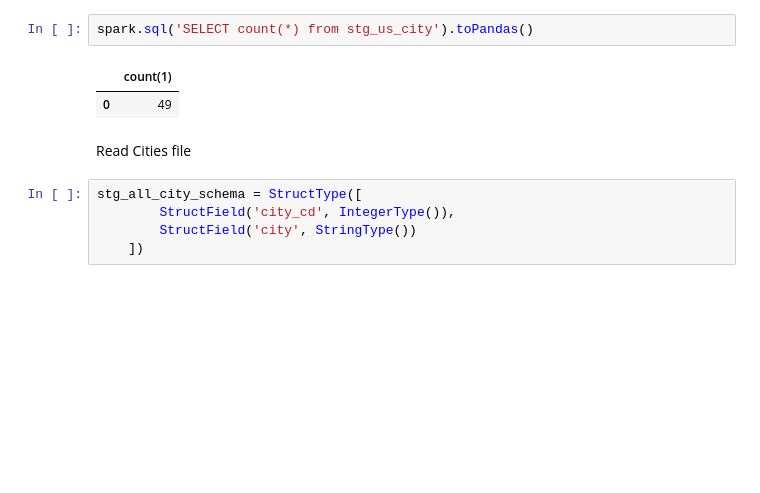
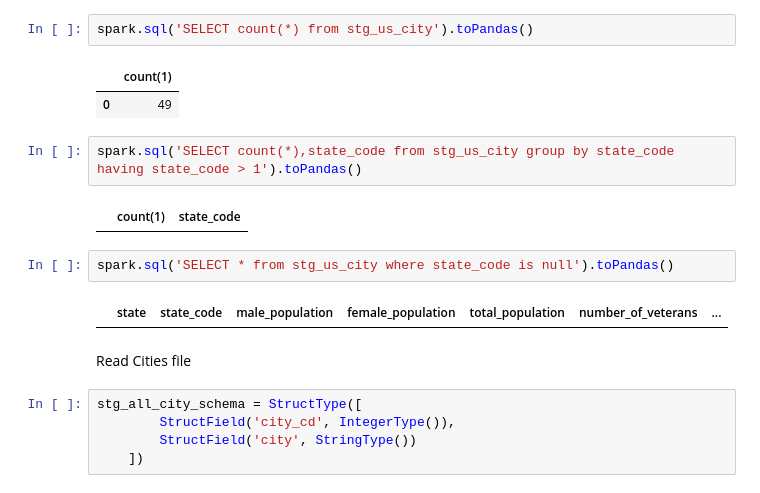
Before and after one commit to mismail22-cloud/Immigration-DWH-using-Spark, a Jupyter notebook: Capstone Project Template.ipynb, the cells around one changed output. Drawn from its saved outputs; the diff is of its cells as text; blank space fills up the shorter version.

```diff
--- a/Capstone Project Template.ipynb
+++ b/Capstone Project Template.ipynb
@@ -307,6 +396,14 @@ spark.sql('SELECT count(*) from stg_us_city').toPandas()
 # %% [output]
 |  | count(1) |
 | 0 | 49 |
+# %%
+spark.sql('SELECT count(*),state_code from stg_us_city group by state_code having state_code > 1').toPandas()
+# %% [output]
+|  | count(1) | state_code |
+# %%
+spark.sql('SELECT * from stg_us_city where state_code is null').toPandas()
+# %% [output]
+|  | state | state_code | male_population | female_population | total_population | number_of_veterans | ... |
 # %% [markdown]
 Read Cities file
 # %%
```
Also changed, not shown: parts of 21 cells of this notebook.
